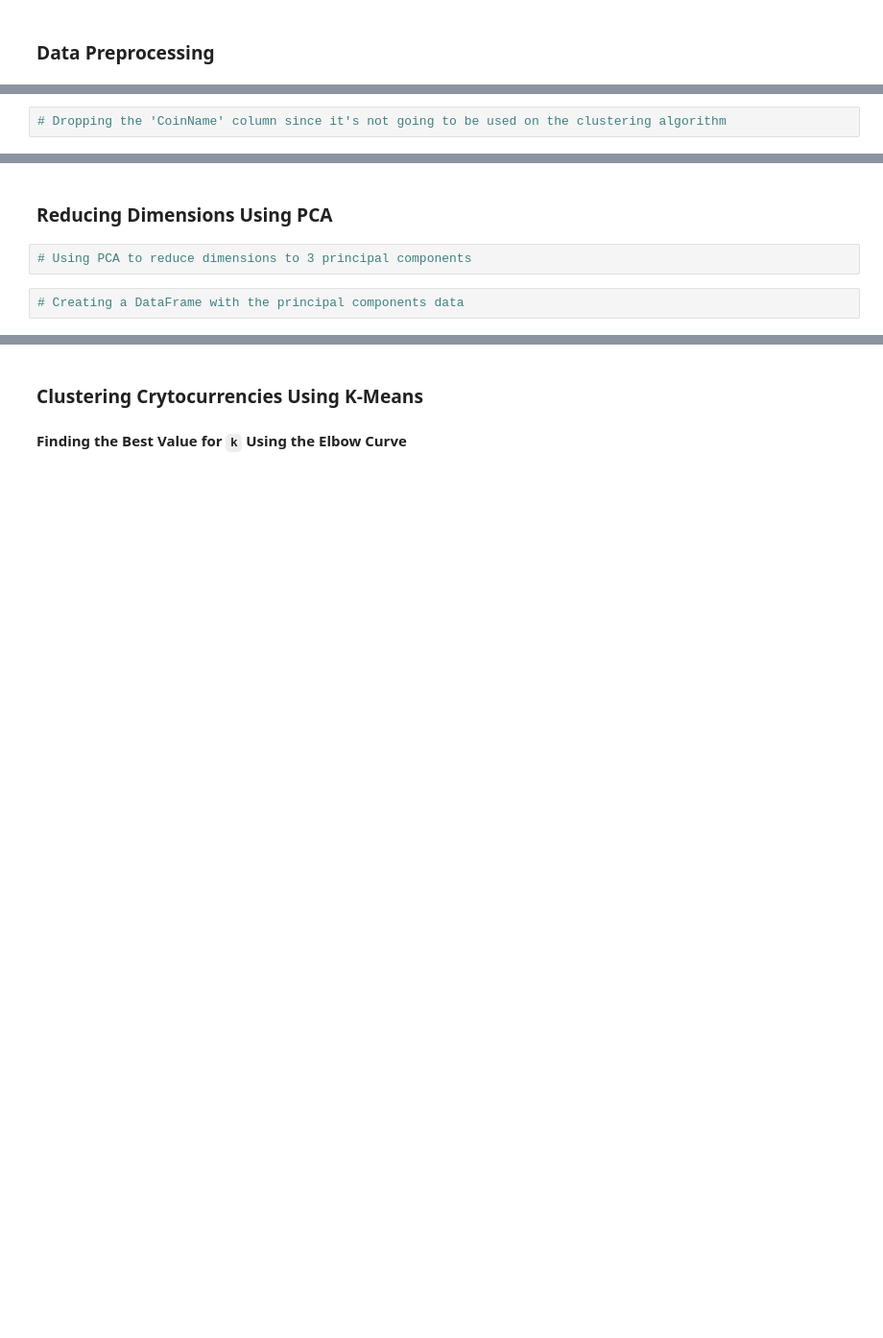
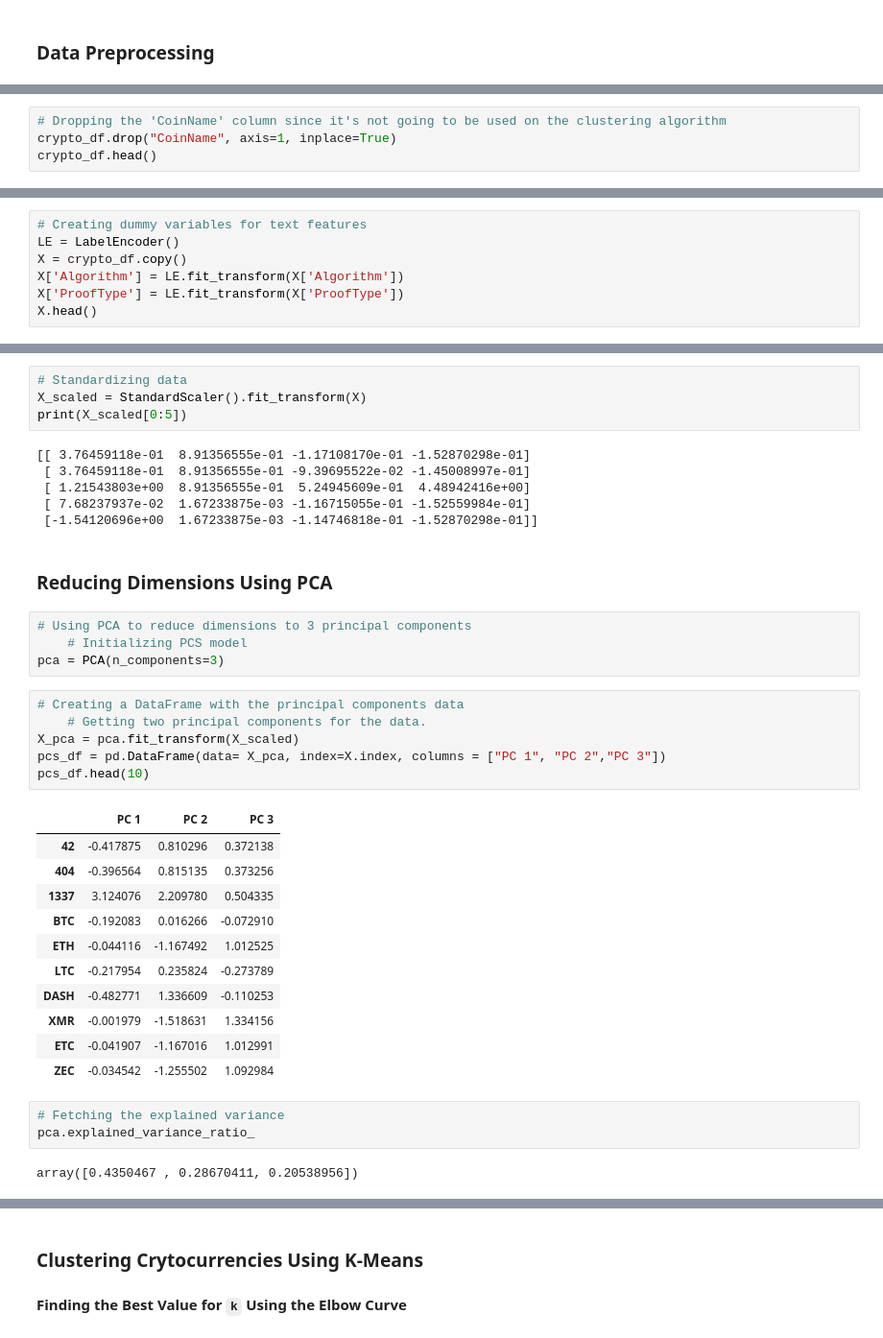
Before and after one commit to vmieres/Amazon-Web-Services, a Jupyter notebook: crypto_clustering.ipynb, the cells around one changed output, grey strips where cells are left out. Shown at 96% size. Saved outputs shown, nothing was run; the diff lists cells and outputs as text; blank space fills up the shorter version.

```diff
--- a/crypto_clustering.ipynb
+++ b/crypto_clustering.ipynb
@@ -90,2 +132,4 @@ print(crypto_df.head(50))
 # %%
 # Dropping the 'CoinName' column since it's not going to be used on the clustering algorithm
+crypto_df.drop("CoinName", axis=1, inplace=True)
+crypto_df.head()
@@ -95,0 +143,7 @@ print(crypto_df.head(50))
+# %%
+# Creating dummy variables for text features
+LE = LabelEncoder()
+X = crypto_df.copy()
+X['Algorithm'] = LE.fit_transform(X['Algorithm'])
+X['ProofType'] = LE.fit_transform(X['ProofType'])
+X.head()
@@ -96,6 +157,39 @@ print(crypto_df.head(50))
+# %%
+# Standardizing data
+X_scaled = StandardScaler().fit_transform(X)
+print(X_scaled[0:5])
+# %% [output]
+[[ 3.76459118e-01  8.91356555e-01 -1.17108170e-01 -1.52870298e-01]
+ [ 3.76459118e-01  8.91356555e-01 -9.39695522e-02 -1.45008997e-01]
+ [ 1.21543803e+00  8.91356555e-01  5.24945609e-01  4.48942416e+00]
+ [ 7.68237937e-02  1.67233875e-03 -1.16715055e-01 -1.52559984e-01]
+ [-1.54120696e+00  1.67233875e-03 -1.14746818e-01 -1.52870298e-01]]
 # %% [markdown]
 ### Reducing Dimensions Using PCA
 # %%
 # Using PCA to reduce dimensions to 3 principal components
+    # Initializing PCS model
+pca = PCA(n_components=3)
-# %%
-# Creating a DataFrame with the principal components data
+# %%
+# Creating a DataFrame with the principal components data
+    # Getting two principal components for the data.
+X_pca = pca.fit_transform(X_scaled)
+pcs_df = pd.DataFrame(data= X_pca, index=X.index, columns = ["PC 1", "PC 2","PC 3"])
+pcs_df.head(10)
+# %% [output]
+|  | PC 1 | PC 2 | PC 3 |
+| 42 | -0.417875 | 0.810296 | 0.372138 |
+| 404 | -0.396564 | 0.815135 | 0.373256 |
+| 1337 | 3.124076 | 2.209780 | 0.504335 |
+| BTC | -0.192083 | 0.016266 | -0.072910 |
+| ETH | -0.044116 | -1.167492 | 1.012525 |
+| LTC | -0.217954 | 0.235824 | -0.273789 |
+| DASH | -0.482771 | 1.336609 | -0.110253 |
+| XMR | -0.001979 | -1.518631 | 1.334156 |
+| ETC | -0.041907 | -1.167016 | 1.012991 |
+| ZEC | -0.034542 | -1.255502 | 1.092984 |
+# %%
+# Fetching the explained variance
+pca.explained_variance_ratio_
+# %% [output]
+array([0.4350467 , 0.28670411, 0.20538956])
```
Also changed, not shown: parts of 26 cells of this notebook.
